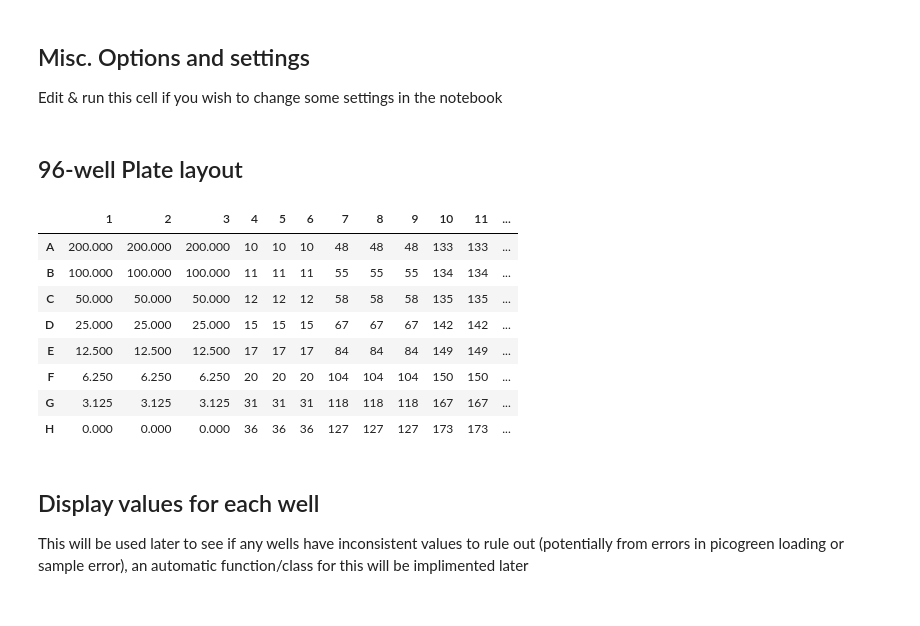
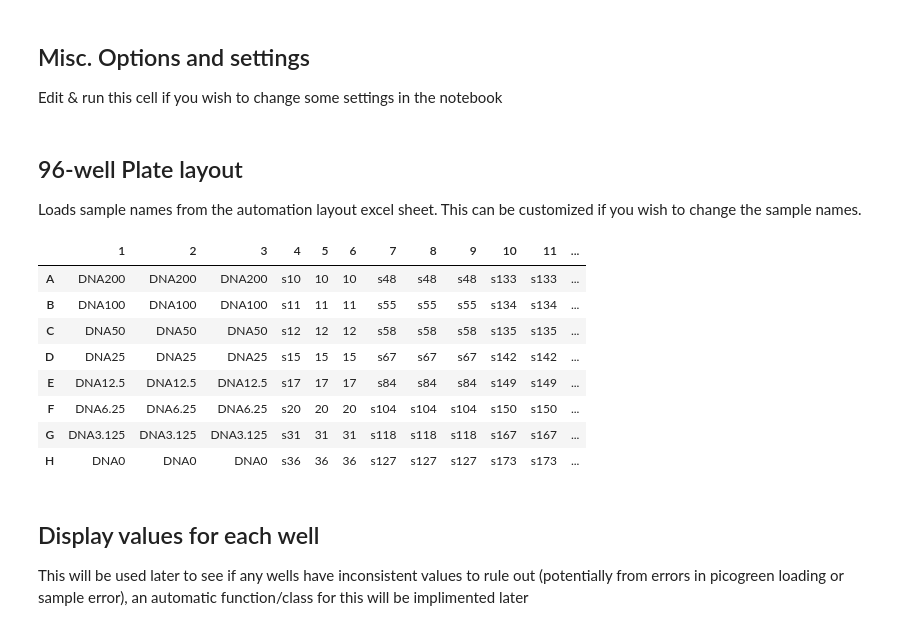
Before and after one commit to Joon-Hwan-Hong/Picogreen-Automation, a Jupyter notebook: Picogreen DNA Quantification Automation.ipynb, the cells around one changed output. Cells and saved outputs as stored; diff of their text form; code cells hidden in the pictures.

```diff
--- a/Picogreen DNA Quantification Automation.ipynb
+++ b/Picogreen DNA Quantification Automation.ipynb
@@ -30,6 +30,7 @@ If there are any questions on the code, feel free to [email me](mailto:joon.hong
 # %%
 import pandas as pd
 import xlsxwriter
+import openpyxl
 from openpyxl import load_workbook
 import os
 import sys
@@ -74,6 +75,17 @@ def transfer_data(data_frame, xlsx_name, sheet_title):
         writer.save()
         writer.close()
 
+def load_tags(data_frame, read_row=[1,4,7,10]):
+    """
+    Can change to what rows it reads (if you want to load more sample types, this is assuming 3 recording per sample)
+    """
+    s_tags = []
+    for row_num in read_row:
+        s_tags += data_frame[row_num].tolist()
+    # yea this is a pretty horrible implimentation using globals
+    for j in range(len(s_tags)):
+        globals()['i{0}'.format(j+1)] = s_tags[j]
+
 def calculate(report_name, sheet_title='Sample_Averages',calc_type='concentration', dilution_factor=500):
     """
     Currently the only function is to calculate concentration in ng/ul
@@ -104,48 +132,34 @@ Edit & run this cell if you wish to change some settings in the notebook
+# %% [markdown]
+<h2>96-well Plate layout</h2>
+Loads sample names from the automation layout excel sheet. This can be customized if you wish to change the sample names.
 # %%
-# File Names
-results_name = 'DATA.PicoGreen.Plate1.Rep1'
-plate_layout_name = 'Automation.Plate_Layout'
+layout_df = load_spreadsheet(plate_layout_name)
+display(layout_df)
 
-# can remove this option if user does not like it
-pd.set_option('display.max_rows', None)
-
-# for naming
-exp_name = 'Picogreen'
-plate_num = '1'
-pop_num ='1'
-report_name = generate_title(exp_name,plate_num,pop_num)
-
-# alter this to change concentration calculation and graph generation
-DNA_concentrations = [200,100,50,25,12.5,6.25,3.125,0]
+# generates the i# variables corresponding to the layout and its sample names
+load_tags(layout_df)
 
 # The assigned positions from TECAN reader to a plate
-# TODO: probabily a better way to represent this mess
-# TODO: make the position of the standard DNA curve modular not hard coded
 layout_to_tecan24 = {
-    'dna1': (58,61),   'dna2': (70,73),   'dna3': (82,85),   'dna4': (94,97),
-    'dna5': (106,109), 'dna6': (118,121), 'dna7': (130,133), 'dna8': (142,145),
-    's1': (61,64),     's2': (73,76),     's3': (85,88),     's4': (97,100),
-    's5': (109,112),   's6': (121,124),   's7': (133,135),   's8': (145,148),
-    's9': (64,67),     's10': (76,79),    's11': (88,91),    's12': (100,103),
-    's13': (112,115),  's14': (124,127),  's15': (136,139),  's16': (148,151),
-    's17': (67,70),    's18': (79,82),    's19': (91,94),    's20': (103,105),
-    's21': (115,118),  's22': (127,130),  's23': (139,142),  's24': (151,154)
+    i1: (58,61),   i2: (70,73),   i3: (82,85),   i4: (94,97),
+    i5: (106,109), i6: (118,121), i7: (130,133), i8: (142,145),
+    i9: (61,64),   i10: (73,76),   i11: (85,88),   i12: (97,100),
+    i13: (109,112), i14: (121,124), i15: (133,135), i16: (145,148),
+    i17: (64,67),   i18: (76,79),   i19: (88,91),   i20: (100,103),
+    i21: (112,115), i22: (124,127), i23: (136,139), i24: (148,151),
+    i25: (67,70),   i26: (79,82),   i27: (91,94),   i28: (103,105),
+    i29: (115,118), i30: (127,130), i31: (139,142), i32: (151,154)
 }
+# %% [output]
+|  | 1 | 2 | 3 | 4 | 5 | 6 | 7 | 8 | 9 | 10 | 11 | ... |
+| A | DNA200 | DNA200 | DNA200 | s10 | 10 | 10 | s48 | s48 | s48 | s133 | s133 | ... |
+| B | DNA100 | DNA100 | DNA100 | s11 | 11 | 11 | s55 | s55 | s55 | s134 | s134 | ... |
+| C | DNA50 | DNA50 | DNA50 | s12 | 12 | 12 | s58 | s58 | s58 | s135 | s135 | ... |
+| D | DNA25 | DNA25 | DNA25 | s15 | 15 | 15 | s67 | s67 | s67 | s142 | s142 | ... |
+| E | DNA12.5 | DNA12.5 | DNA12.5 | s17 | 17 | 17 | s84 | s84 | s84 | s149 | s149 | ... |
+| F | DNA6.25 | DNA6.25 | DNA6.25 | s20 | 20 | 20 | s104 | s104 | s104 | s150 | s150 | ... |
+| G | DNA3.125 | DNA3.125 | DNA3.125 | s31 | 31 | 31 | s118 | s118 | s118 | s167 | s167 | ... |
+| H | DNA0 | DNA0 | DNA0 | s36 | 36 | 36 | s127 | s127 | s127 | s173 | s173 | ... |
-# %% [markdown]
-<h2>96-well Plate layout</h2>
-# %%
-layout_df = load_spreadsheet(plate_layout_name)
-layout_df
-# %% [output]
-|  | 1 | 2 | 3 | 4 | 5 | 6 | 7 | 8 | 9 | 10 | 11 | ... |
-| A | 200.000 | 200.000 | 200.000 | 10 | 10 | 10 | 48 | 48 | 48 | 133 | 133 | ... |
-| B | 100.000 | 100.000 | 100.000 | 11 | 11 | 11 | 55 | 55 | 55 | 134 | 134 | ... |
-| C | 50.000 | 50.000 | 50.000 | 12 | 12 | 12 | 58 | 58 | 58 | 135 | 135 | ... |
-| D | 25.000 | 25.000 | 25.000 | 15 | 15 | 15 | 67 | 67 | 67 | 142 | 142 | ... |
-| E | 12.500 | 12.500 | 12.500 | 17 | 17 | 17 | 84 | 84 | 84 | 149 | 149 | ... |
-| F | 6.250 | 6.250 | 6.250 | 20 | 20 | 20 | 104 | 104 | 104 | 150 | 150 | ... |
-| G | 3.125 | 3.125 | 3.125 | 31 | 31 | 31 | 118 | 118 | 118 | 167 | 167 | ... |
-| H | 0.000 | 0.000 | 0.000 | 36 | 36 | 36 | 127 | 127 | 127 | 173 | 173 | ... |
 # %% [markdown]
 <h2>Display values for each well</h2>
 This will be used later to see if any wells have inconsistent values to rule out (potentially from errors in picogreen loading or sample error), an automatic function/class for this will be implimented later
```
Also changed, not shown: parts of 4 cells of this notebook.
